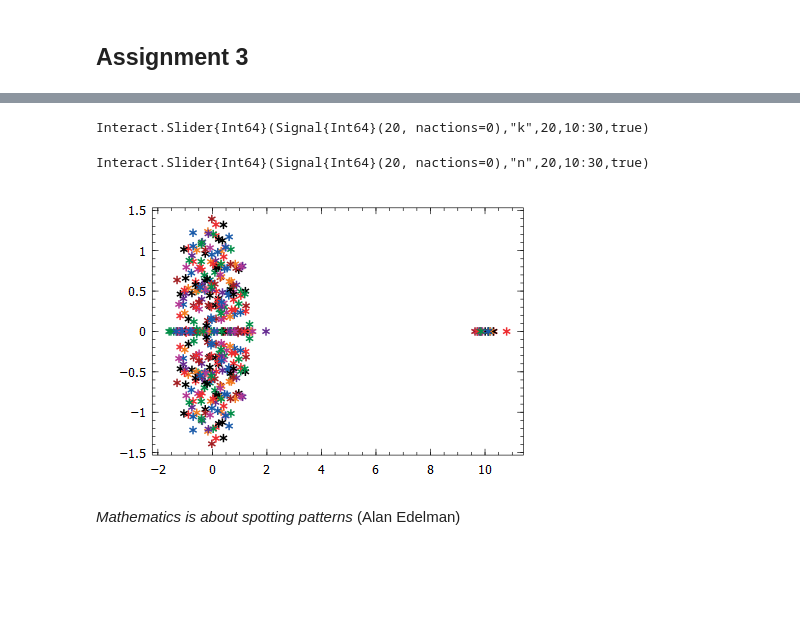
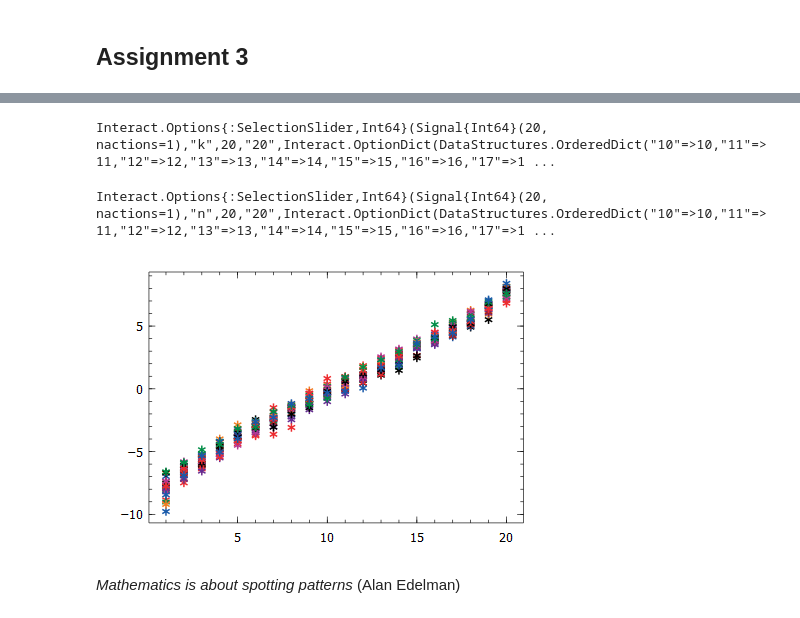
Before and after one commit to ivanslapnicar/GIAN-Applied-NLA-Course, a Jupyter notebook: src/Module A - Short Julia Course/S1 Examples in Julia.ipynb, the cells around one changed output, grey strips where cells are left out. Cells and saved outputs as stored; diff of their text form; code cells hidden in the pictures; blank space fills up the shorter version.

```diff
--- a/src/Module A - Short Julia Course/S1 Examples in Julia.ipynb
+++ b/src/Module A - Short Julia Course/S1 Examples in Julia.ipynb
@@ -526,20 +495,20 @@ Winston.plot(E,"*")
 # %%
 # Now the interactive part
 using Interact
 @manipulate for k=10:30, n=10:30
     E=Array(Any,n,k)
     for i=1:k
-        A=rand(n,n)
-        # A=triu(A)+triu(A,1)'
+        A=randn(n,n)
+        A=triu(A)+triu(A,1)'
         E[:,i]=eigvals(A)
     end
     # We need this for plot to work
     E=map(eltype(E[1,1]),E)
     Winston.plot(E,"*")
 end
 # %% [output]
-Interact.Slider{Int64}(Signal{Int64}(20, nactions=0),"k",20,10:30,true)
+Interact.Options{:SelectionSlider,Int64}(Signal{Int64}(20, nactions=1),"k",20,"20",Interact.OptionDict(DataStructures.OrderedDict("10"=>10,"11"=>11,"12"=>12,"13"=>13,"14"=>14,"15"=>15,"16"=>16,"17"=>1 ...
-Interact.Slider{Int64}(Signal{Int64}(20, nactions=0),"n",20,10:30,true)
+Interact.Options{:SelectionSlider,Int64}(Signal{Int64}(20, nactions=1),"n",20,"20",Interact.OptionDict(DataStructures.OrderedDict("10"=>10,"11"=>11,"12"=>12,"13"=>13,"14"=>14,"15"=>15,"16"=>16,"17"=>1 ...
-[figure, old version]
+[figure, new version]
 # %% [markdown]
 _Mathematics is about spotting patterns_ (Alan Edelman)
```
Also changed, not shown: parts of 53 cells of this notebook, 8 other files.
